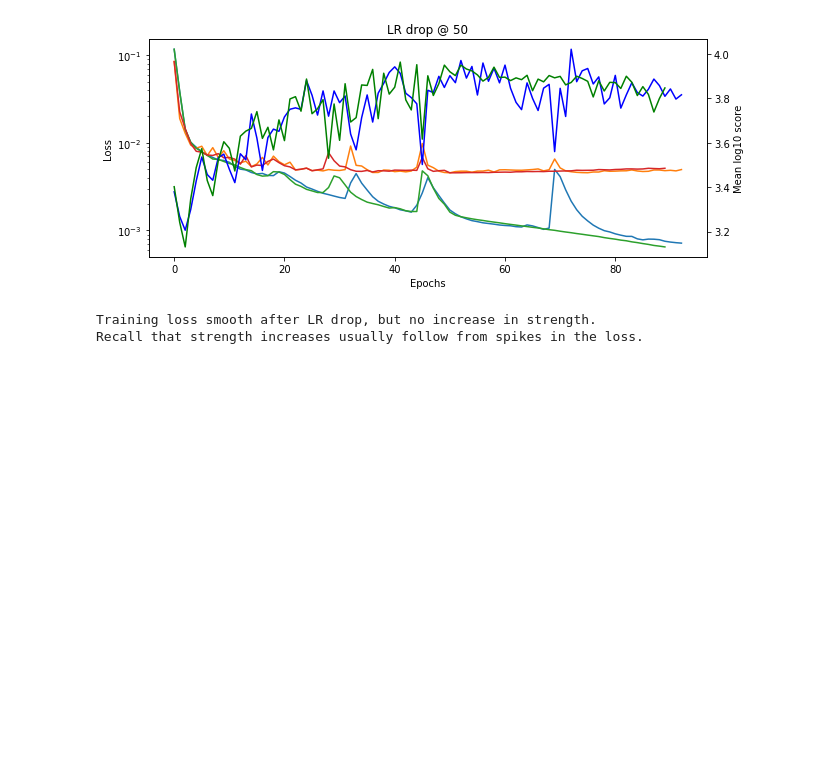
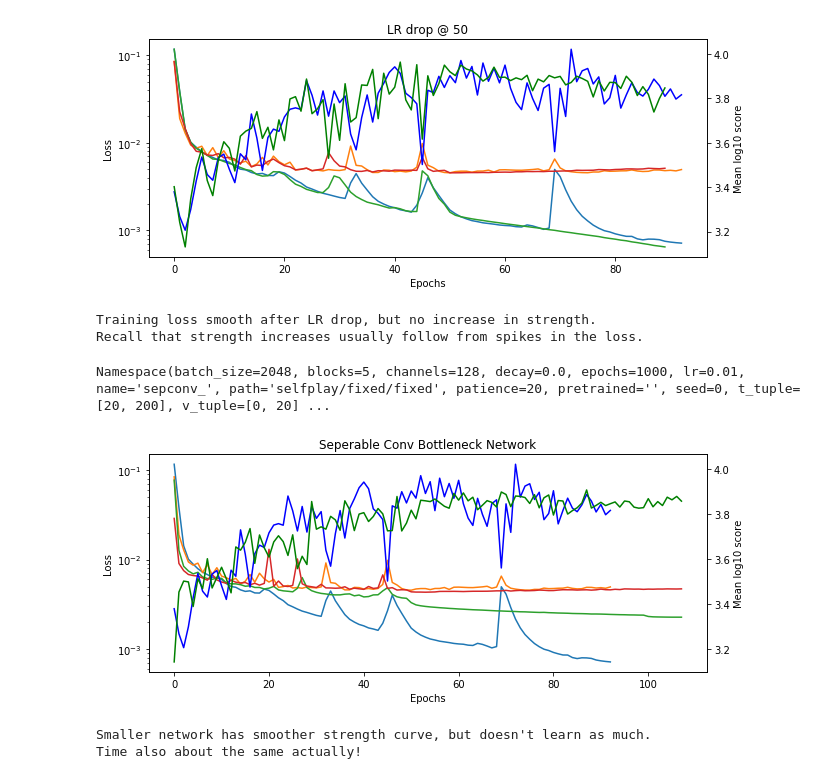
Before and after one commit to fqjin/2048NN, a Jupyter notebook: notebooks/training_logs.ipynb, the cells around one changed output. Drawn from its saved outputs; the diff is of its cells as text; code cells hidden in the pictures; blank space fills up the shorter version.

```diff
--- a/notebooks/training_logs.ipynb
+++ b/notebooks/training_logs.ipynb
@@ -658,3 +658,14 @@ Namespace(batch_size=2048, blocks=5, channels=128, decay=0.0, epochs=90, lr=0.01
 [figure]
 Training loss smooth after LR drop, but no increase in strength.
 Recall that strength increases usually follow from spikes in the loss.
+# %%
+plot2('20200123/onehot_20_200_c128b5_p20_bs2048lr0.01d0.0_s0.npz',
+      '20200125/sepconv_20_200_c128b5_p20_bs2048lr0.01d0.0_s0.npz',
+      'Seperable Conv Bottleneck Network')
+print('''Smaller network has smoother strength curve, but doesn't learn as much.
+Time also about the same actually!''')
+# %% [output]
+Namespace(batch_size=2048, blocks=5, channels=128, decay=0.0, epochs=1000, lr=0.01, name='sepconv_', path='selfplay/fixed/fixed', patience=20, pretrained='', seed=0, t_tuple=[20, 200], v_tuple=[0, 20] ...
+[figure, added]
+Smaller network has smoother strength curve, but doesn't learn as much.
+Time also about the same actually!
```
Also changed, not shown: parts of 4 cells of this notebook, 3 other files.
